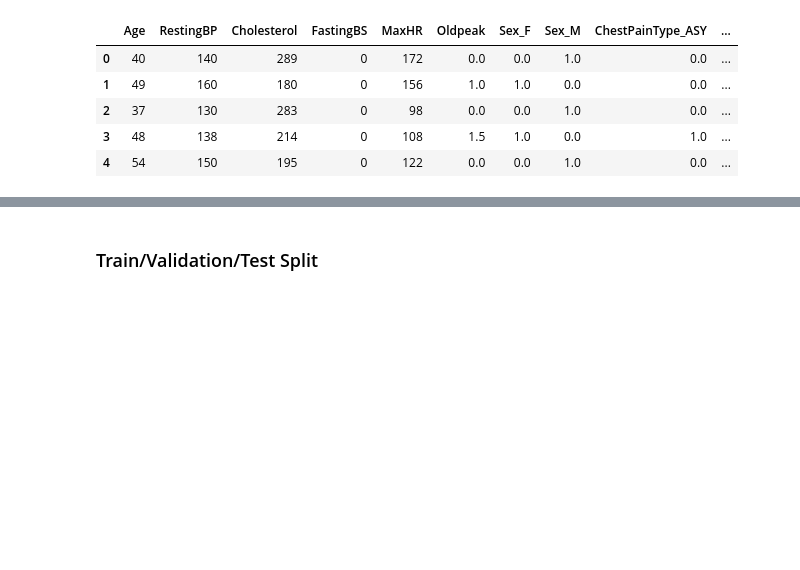
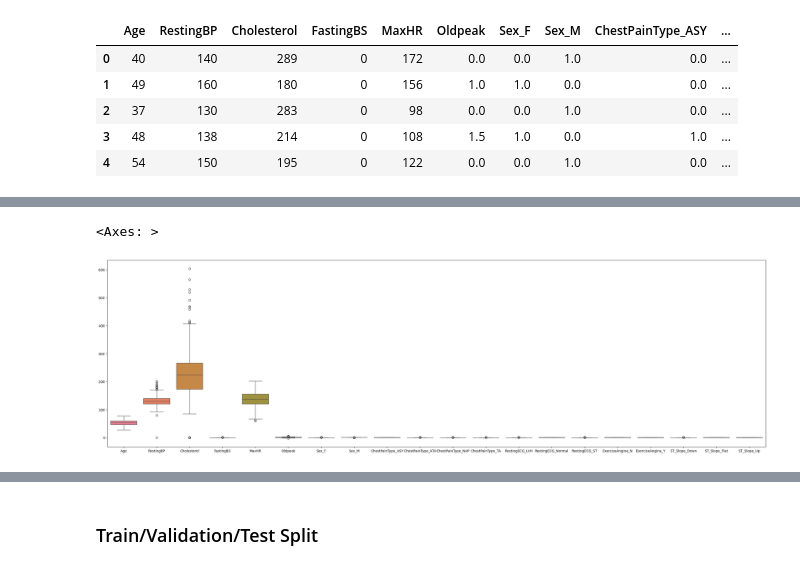
Before and after one commit to Rawan-M-Said/ML-Lab-1, a Jupyter notebook: lab_1.ipynb, the cells around one changed output, grey strips where cells are left out. Drawn from its saved outputs; the diff is of its cells as text; code cells hidden in the pictures; blank space fills up the shorter version.

```diff
--- a/lab_1.ipynb
+++ b/lab_1.ipynb
@@ -114,0 +114,7 @@ memory usage: 143.6 KB
+# %%
+# use box plot to show the scales of each feature and observe the outliers.
+plt.figure(figsize=(35,10))
+sns.boxplot(data=x)
+# %% [output]
+<Axes: >
+[figure, added]
```
Also changed, not shown: parts of 19 cells of this notebook.
